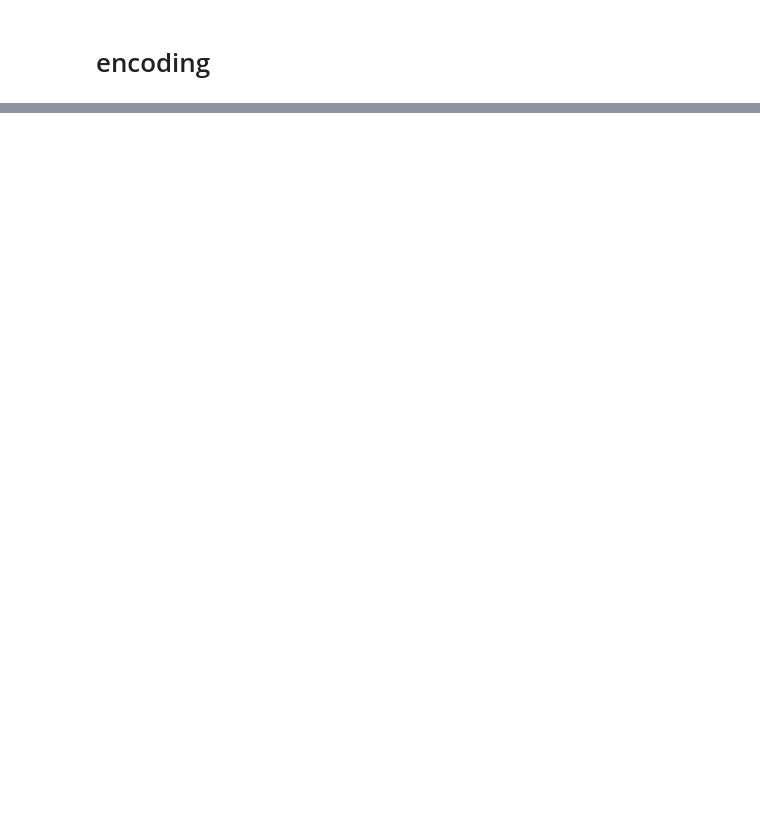
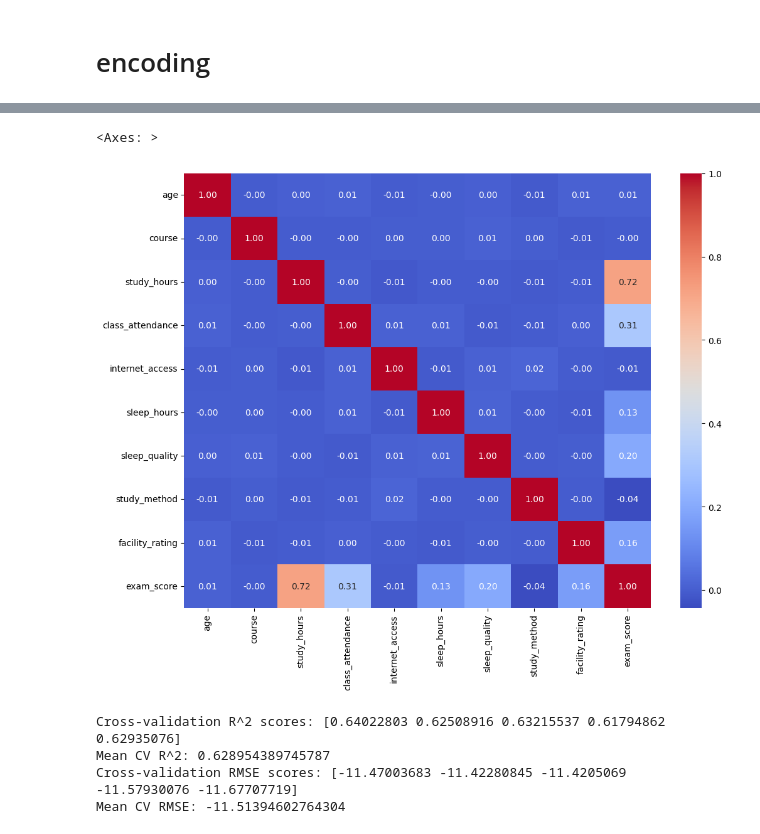
Before and after one commit to ELZAIM1/multiple_linear_regression, a Jupyter notebook: multiple_linear_regression.ipynb, the cells around one changed output, grey strips where cells are left out. Cells and saved outputs as stored; diff of their text form; code cells hidden in the pictures; blank space fills up the shorter version.

```diff
--- a/multiple_linear_regression.ipynb
+++ b/multiple_linear_regression.ipynb
@@ -263 +342,13 @@ df
 20000 rows × 12 columns
+# %%
+corr_matrix = df.corr(numeric_only=True)
+
+plt.figure(figsize=(12,9))
+sns.heatmap(
+    corr_matrix,
+    annot=True,
+    fmt=".2f",
+    cmap='coolwarm')
+# %% [output]
+<Axes: >
+[figure, added]
@@ -263,0 +364,12 @@ df
+# %%
+
+print("Cross-validation R^2 scores:", cv_scores ['test_r2'])
+print("Mean CV R^2:", cv_scores['test_r2'].mean())
+
+print("Cross-validation RMSE scores:", cv_scores['test_rmse'])
+print("Mean CV RMSE:", cv_scores['test_rmse'].mean())
+# %% [output]
+Cross-validation R^2 scores: [0.64022803 0.62508916 0.63215537 0.61794862 0.62935076]
+Mean CV R^2: 0.628954389745787
+Cross-validation RMSE scores: [-11.47003683 -11.42280845 -11.4205069  -11.57930076 -11.67707719]
+Mean CV RMSE: -11.51394602764304
```
Also changed, not shown: parts of 26 cells of this notebook.
